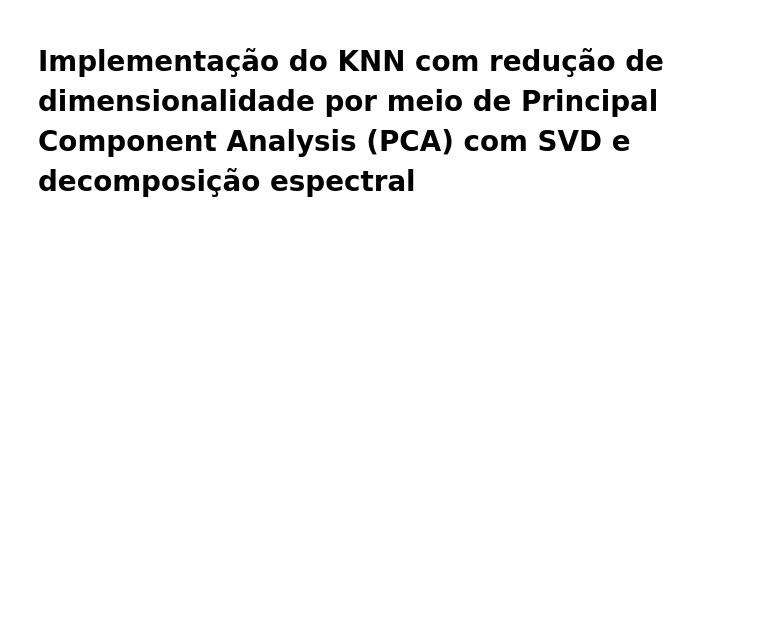
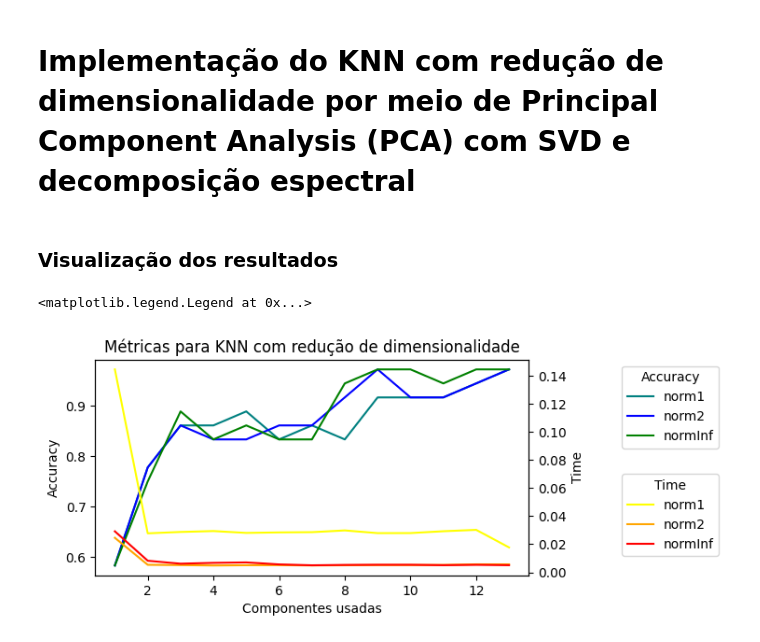
Before and after one commit to arthurkenzo/MO431_Tarefas, a Jupyter notebook: la2ml_tarefa_1.ipynb, the cells around one changed output. Cells and saved outputs as stored; diff of their text form; code cells hidden in the pictures; blank space fills up the shorter version.

```diff
--- a/la2ml_tarefa_1.ipynb
+++ b/la2ml_tarefa_1.ipynb
@@ -257,7 +273,7 @@ Tempo médio de execução: 0.005569527999032289
 from sklearn.neighbors import KNeighborsClassifier
 from sklearn.metrics import accuracy_score
 
-k = 3
+k = 2
 knnClassifier = KNeighborsClassifier(n_neighbors=k, metric='manhattan')
 knnClassifier.fit(xTrain, yTrain)
 predictions = knnClassifier.predict(xTest)
@@ -270,0 +315,29 @@ accuracy
+# %% [markdown]
+### Visualização dos resultados
+# %%
+# Criando plots com métricas para o algoritmos
+components = range(1, 14)
+fig, ax1 = plt.subplots(figsize=(6, 3))
+ax2 = ax1.twinx()
+plt.title('Métricas para KNN com redução de dimensionalidade')
+
+# Plotando dados de acurácia
+ax1.plot(components, accuracy['norm1'], label='norm1', color='teal')
+ax1.plot(components, accuracy['norm2'], label='norm2', color='blue')
+ax1.plot(components, accuracy['normInf'], label='normInf', color='green')
+ax1.set_xlabel('Componentes usadas')
+ax1.set_ylabel('Accuracy', color='black')
+ax1.tick_params(axis='y', labelcolor='black')
+
+# Plotando dados de tempo de execução
+ax2.plot(components, elapsedTimes['norm1'], label='norm1', color='yellow')
+ax2.plot(components, elapsedTimes['norm2'], label='norm2', color='orange')
+ax2.plot(components, elapsedTimes['normInf'], label='normInf', color='red')
+ax2.set_ylabel('Time', color='black')
+ax2.tick_params(axis='y', labelcolor='black')
+
+ax1.legend(title='Accuracy', loc='upper left', bbox_to_anchor=(1.2, 1))
+ax2.legend(title='Time', loc='upper left', bbox_to_anchor=(1.2, 0.5))
+# %% [output]
+<matplotlib.legend.Legend at 0x...>
+[figure, added]
```
Also changed, not shown: parts of 19 cells of this notebook.
